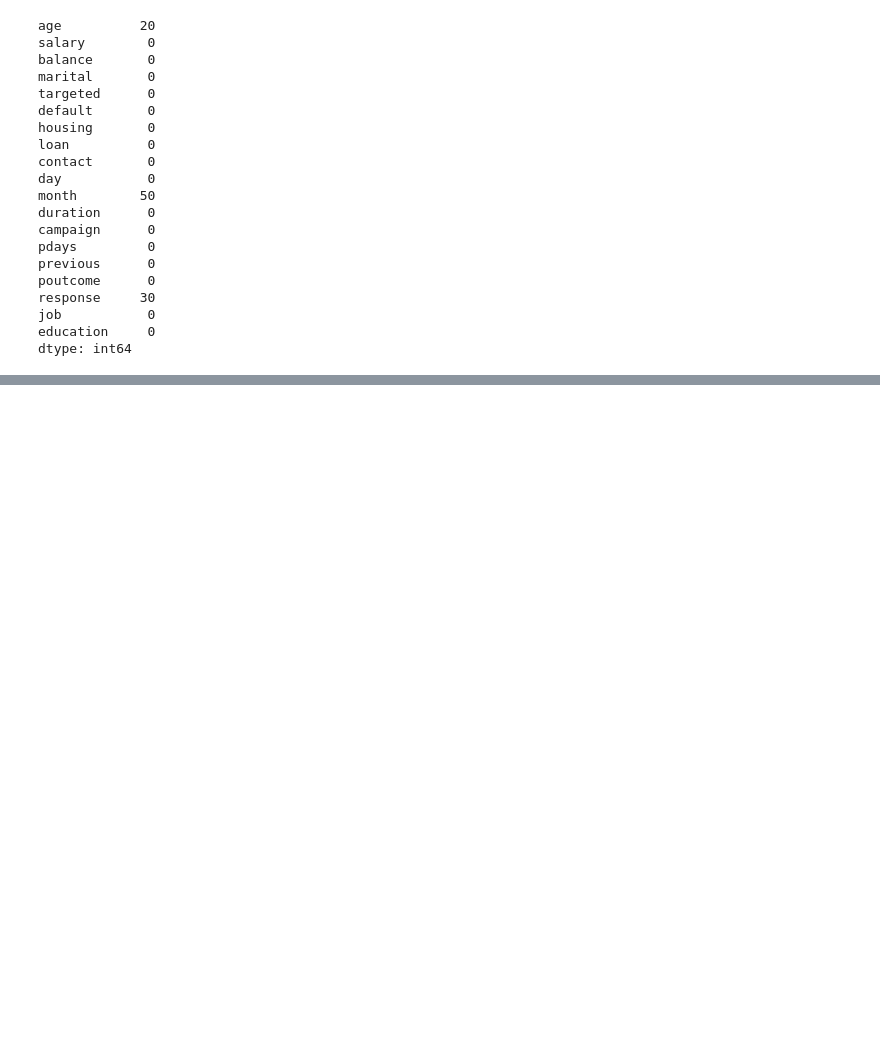
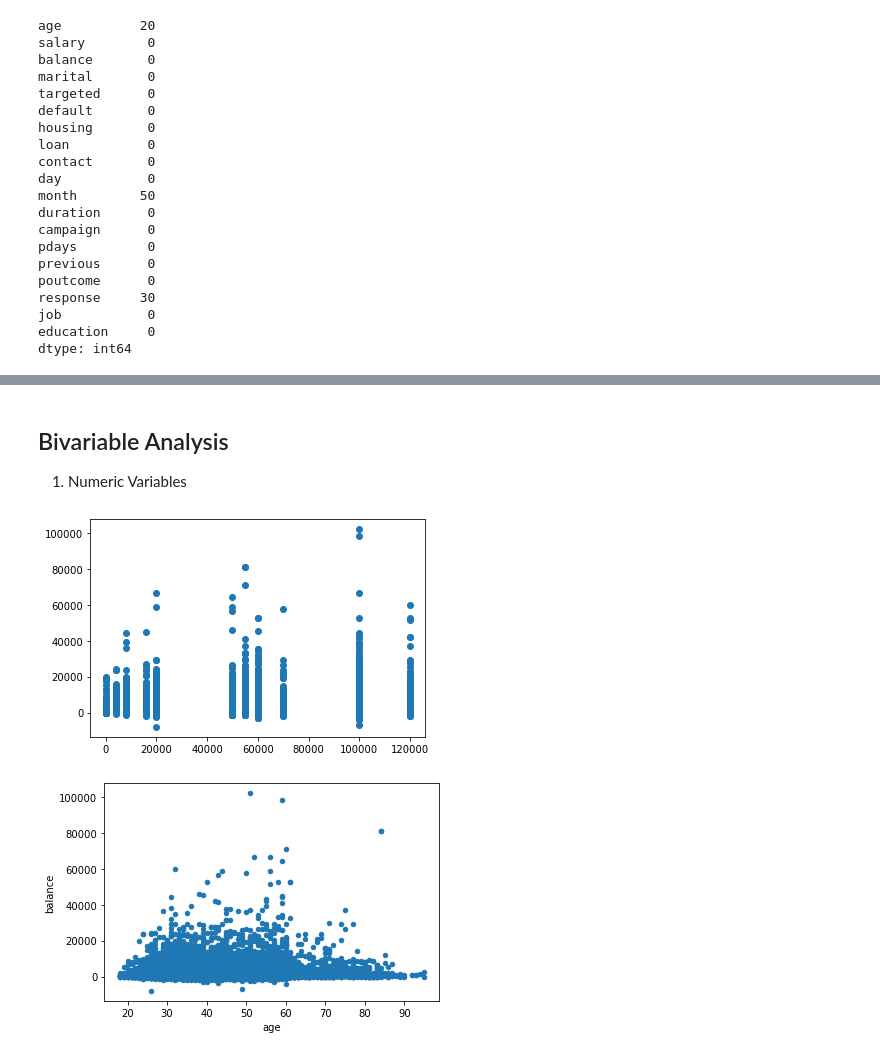
Before and after one commit to keijiart/EDA_Marketing, a Jupyter notebook: EDA_Marketing.ipynb, the cells around one changed output, grey strips where cells are left out. Drawn from its saved outputs; the diff is of its cells as text; code cells hidden in the pictures; blank space fills up the shorter version.

```diff
--- a/EDA_Marketing.ipynb
+++ b/EDA_Marketing.ipynb
@@ -96,0 +194,13 @@ dtype: int64
+# %% [markdown]
+## Bivariable Analysis
+
+1. Numeric Variables
+# %%
+plt.scatter(data.salary, data.balance)
+plt.show()
+
+data.plot.scatter(x='age', y='balance')
+plt.show()
+# %% [output]
+[figure, added]
+[figure, added]
```
Also changed, not shown: parts of 9 cells of this notebook.
